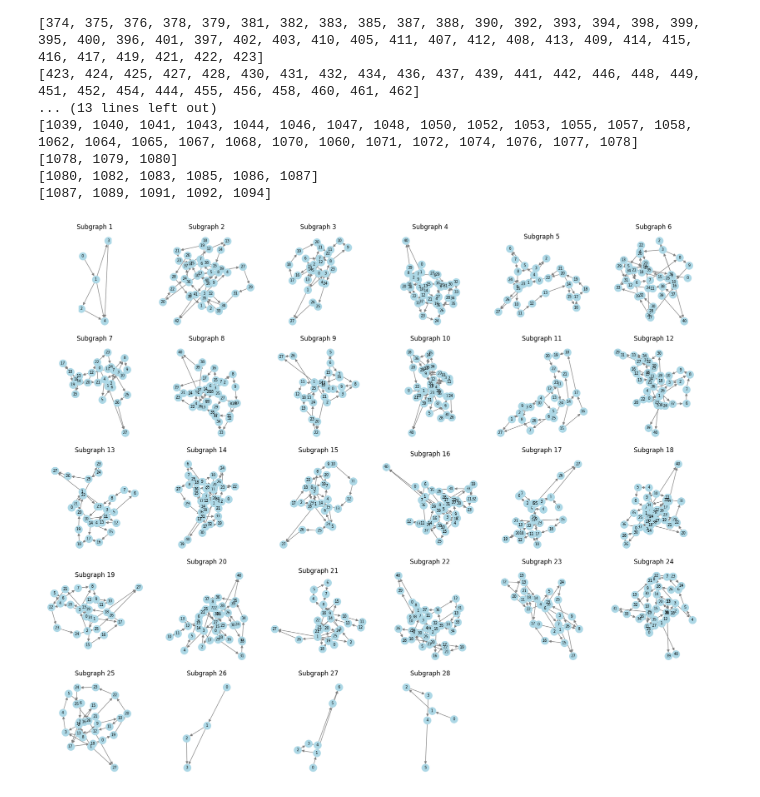
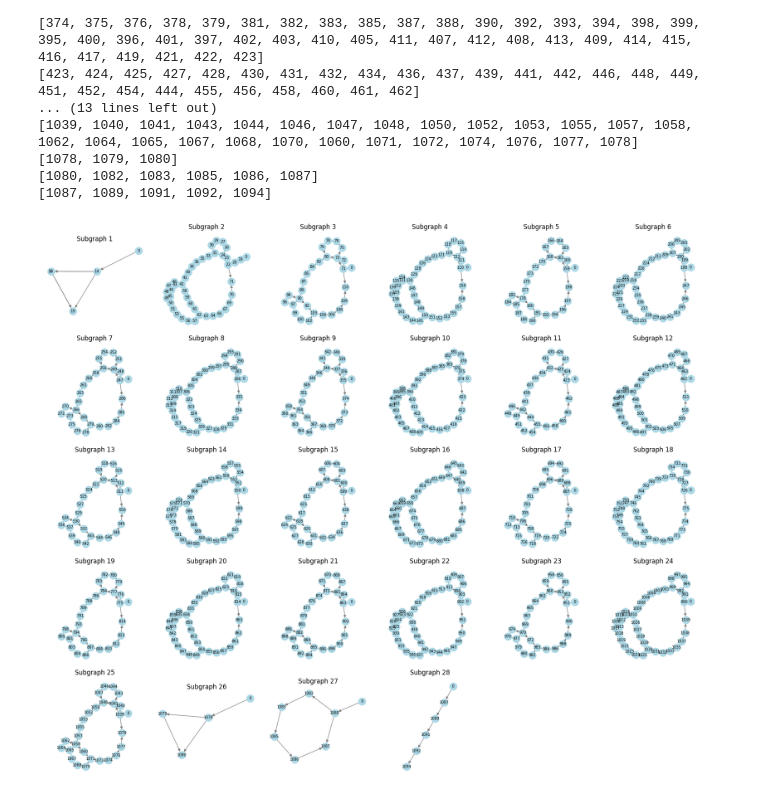
Before and after one commit to RyanTomich/photonic_compiler, a Jupyter notebook: model_to_graph/sub_graphs.ipynb, the cells around one changed output. Drawn from its saved outputs; the diff is of its cells as text; code cells hidden in the pictures.

Commit message:
schedule write to file and updated subgraph visualization

```diff
--- a/model_to_graph/sub_graphs.ipynb
+++ b/model_to_graph/sub_graphs.ipynb
@@ -52,33 +52,33 @@ fig, axes = plt.subplots(n_rows, n_cols, figsize=(n_cols * 3, n_rows * 3))
 axes = axes.flatten()  # Flatten the array of axes
 
 
 for i in range(len(groups)):
     if i >= 0:
         test_group = groups[i]
 
         start_stack = sg.StackedNode(0, [], [[]], [[]], opp='start', func_stack=['start'], cost_stack=[0])
         first_stack = copy.deepcopy(graph.stack_list[graph.id_to_idx[test_group[0]]])
         first_stack.parents = [0]
 
         subgraph_stack_list = [start_stack, first_stack]
         for stack_id in test_group[1:]:
             stack = graph.stack_list[graph.id_to_idx[stack_id]]
             new_node = copy.deepcopy(stack)
             new_node.parents = set(new_node.parents) - graph.load_nodes
             subgraph_stack_list.append(new_node)
 
 
         new_graph = sg.StackedGraph(stack_list=subgraph_stack_list)
         # gv.adj_to_graph(new_graph.adj_matrix, save=False, layout = 'spectral')
-        # gv.adj_to_graph(new_graph.adj_matrix, save=False, layout = 'kk', title = f'Subgraph {i}')
-        gv.adj_to_graph(new_graph.adj_matrix, ax=axes[i], layout='spring', title=f'Subgraph {i+1}')
+        # gv.adj_to_graph(new_graph, save=False, layout = 'kk', title = f'Subgraph {i}')
+        gv.adj_to_graph(new_graph, ax=axes[i], layout='kk', title=f'Subgraph {i+1}')
 
 
 for j in range(i + 1, len(axes)):
     fig.delaxes(axes[j])
 
 
 plt.tight_layout()
 plt.show()
 # %% [output]
-[figure, old version]
+[figure, new version]
```
Also changed, not shown: 2 other files.
